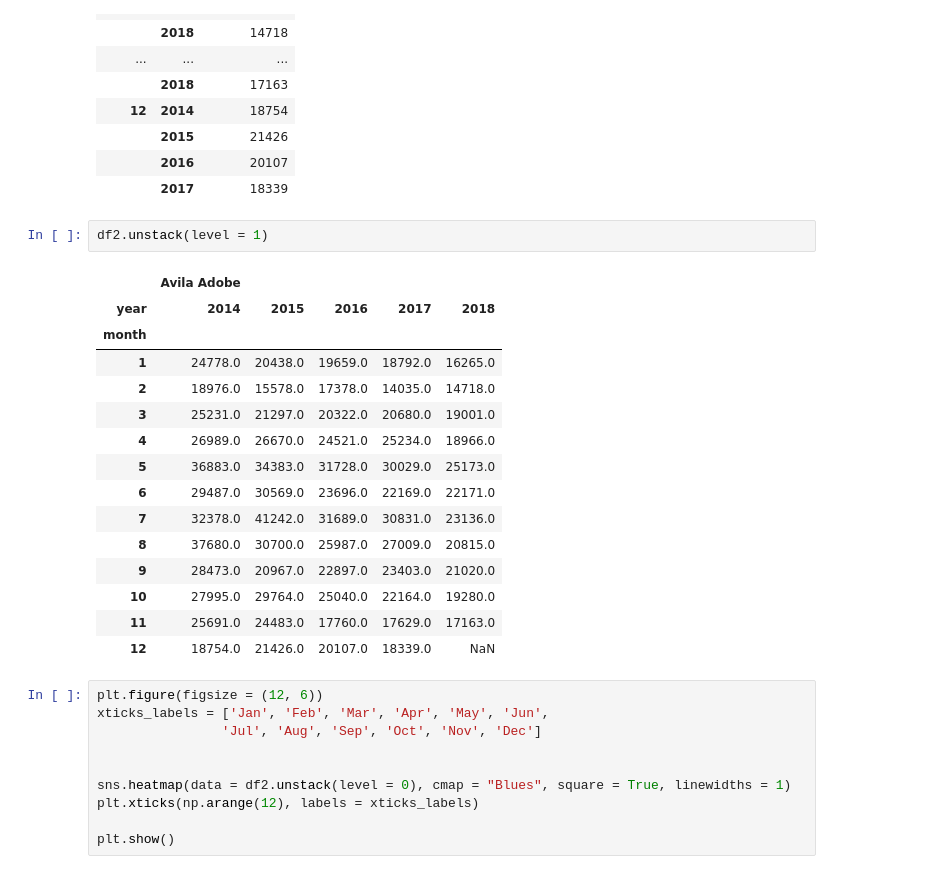
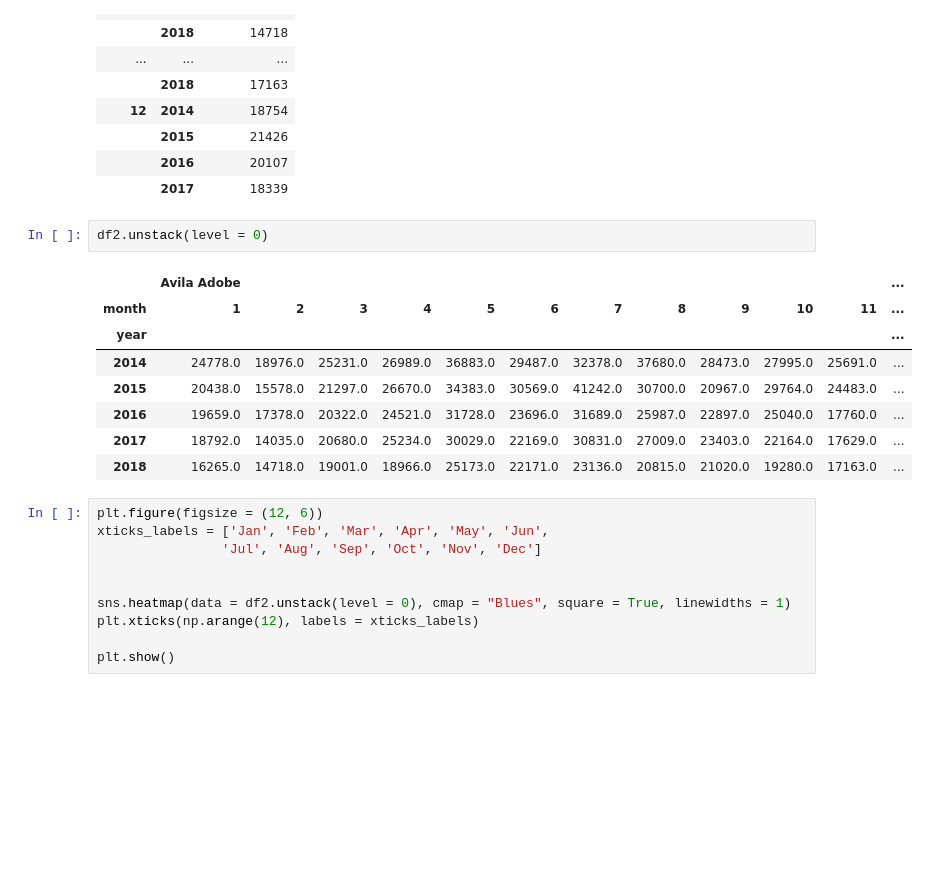
Before and after one commit to Shermukhammat/ZTM_Data_Science, a Jupyter notebook: visualization/7_heatmap.ipynb, the cells around one changed output. Saved outputs shown, nothing was run; the diff lists cells and outputs as text; blank space fills up the shorter version.

```diff
--- a/visualization/7_heatmap.ipynb
+++ b/visualization/7_heatmap.ipynb
@@ -74,23 +74,16 @@ df2
 |  | 2016 | 20107 |
 |  | 2017 | 18339 |
 # %%
-df2.unstack(level = 1)
+df2.unstack(level = 0)
 # %% [output]
-|  | Avila Adobe |  |  |  |  |
-| year | 2014 | 2015 | 2016 | 2017 | 2018 |
-| month |  |  |  |  |  |
-| 1 | 24778.0 | 20438.0 | 19659.0 | 18792.0 | 16265.0 |
-| 2 | 18976.0 | 15578.0 | 17378.0 | 14035.0 | 14718.0 |
-| 3 | 25231.0 | 21297.0 | 20322.0 | 20680.0 | 19001.0 |
-| 4 | 26989.0 | 26670.0 | 24521.0 | 25234.0 | 18966.0 |
-| 5 | 36883.0 | 34383.0 | 31728.0 | 30029.0 | 25173.0 |
-| 6 | 29487.0 | 30569.0 | 23696.0 | 22169.0 | 22171.0 |
-| 7 | 32378.0 | 41242.0 | 31689.0 | 30831.0 | 23136.0 |
-| 8 | 37680.0 | 30700.0 | 25987.0 | 27009.0 | 20815.0 |
-| 9 | 28473.0 | 20967.0 | 22897.0 | 23403.0 | 21020.0 |
-| 10 | 27995.0 | 29764.0 | 25040.0 | 22164.0 | 19280.0 |
-| 11 | 25691.0 | 24483.0 | 17760.0 | 17629.0 | 17163.0 |
-| 12 | 18754.0 | 21426.0 | 20107.0 | 18339.0 | NaN |
+|  | Avila Adobe |  |  |  |  |  |  |  |  |  |  | ... |
+| month | 1 | 2 | 3 | 4 | 5 | 6 | 7 | 8 | 9 | 10 | 11 | ... |
+| year |  |  |  |  |  |  |  |  |  |  |  | ... |
+| 2014 | 24778.0 | 18976.0 | 25231.0 | 26989.0 | 36883.0 | 29487.0 | 32378.0 | 37680.0 | 28473.0 | 27995.0 | 25691.0 | ... |
+| 2015 | 20438.0 | 15578.0 | 21297.0 | 26670.0 | 34383.0 | 30569.0 | 41242.0 | 30700.0 | 20967.0 | 29764.0 | 24483.0 | ... |
+| 2016 | 19659.0 | 17378.0 | 20322.0 | 24521.0 | 31728.0 | 23696.0 | 31689.0 | 25987.0 | 22897.0 | 25040.0 | 17760.0 | ... |
+| 2017 | 18792.0 | 14035.0 | 20680.0 | 25234.0 | 30029.0 | 22169.0 | 30831.0 | 27009.0 | 23403.0 | 22164.0 | 17629.0 | ... |
+| 2018 | 16265.0 | 14718.0 | 19001.0 | 18966.0 | 25173.0 | 22171.0 | 23136.0 | 20815.0 | 21020.0 | 19280.0 | 17163.0 | ... |
 # %%
 plt.figure(figsize = (12, 6))
 xticks_labels = ['Jan', 'Feb', 'Mar', 'Apr', 'May', 'Jun',
```
Also changed, not shown: parts of 12 cells of this notebook.
